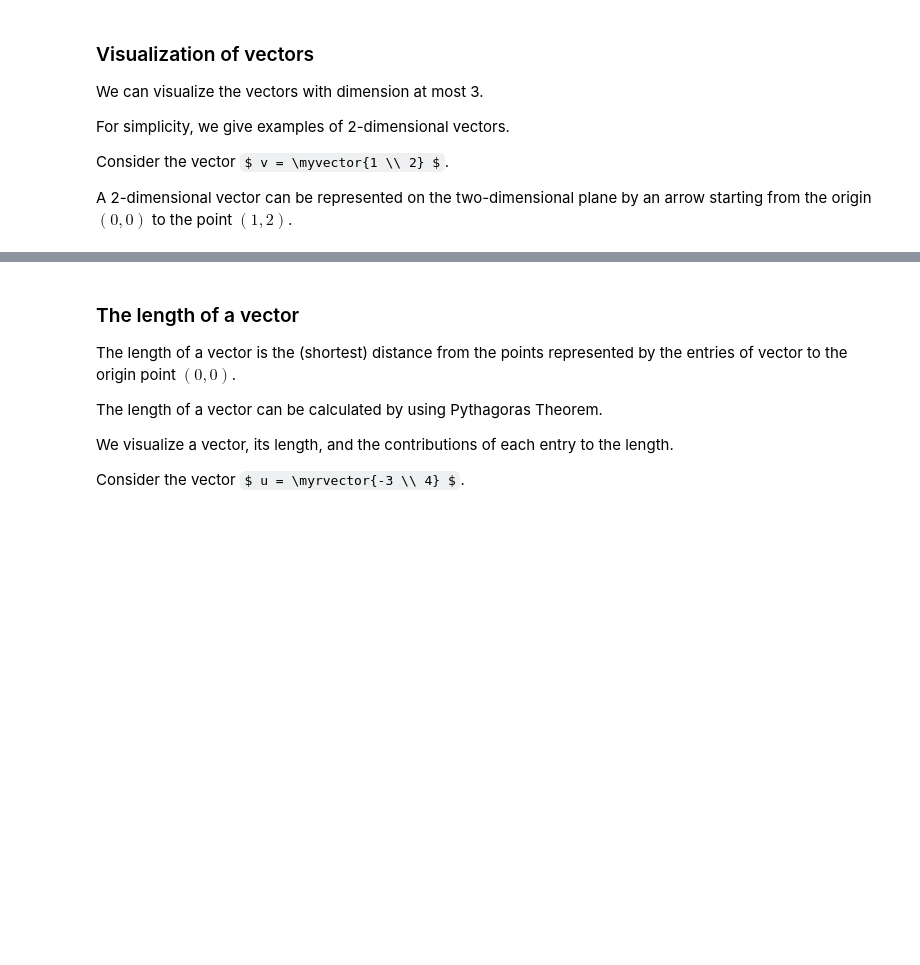
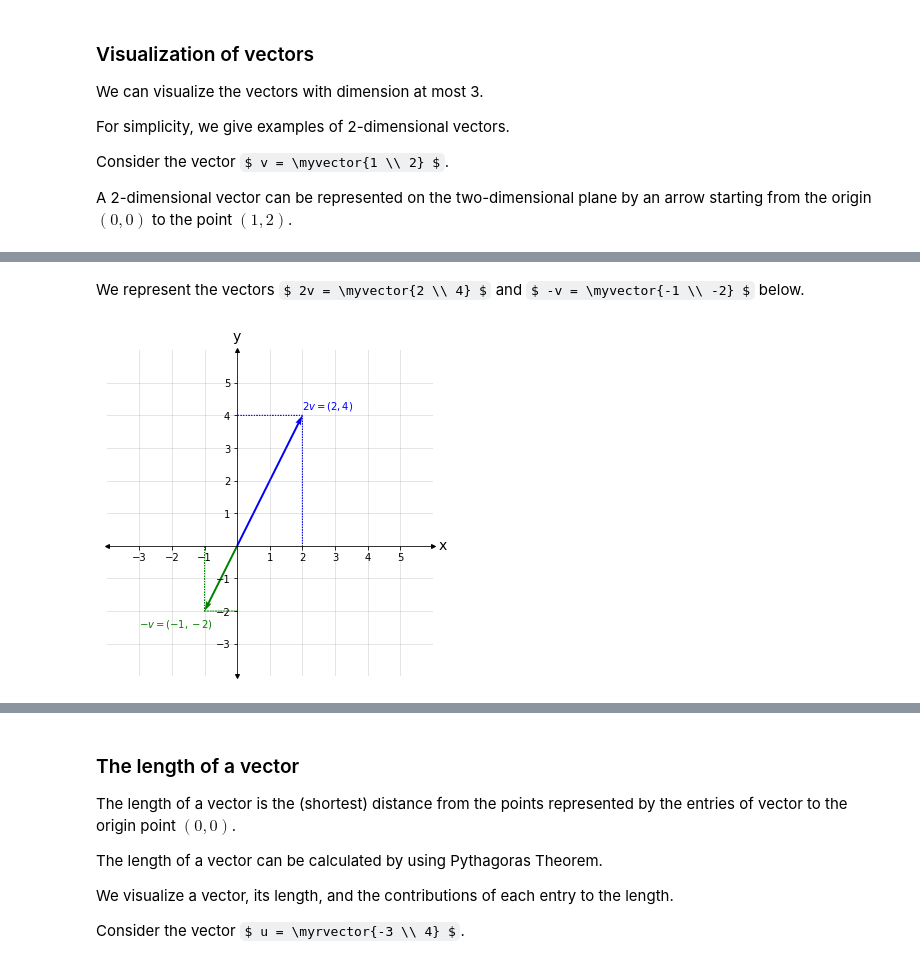
Before and after one commit to QRussia/bronze-qiskit-russian-edition, a Jupyter notebook: math/Math20_Vectors.ipynb, the cells around one changed output, grey strips where cells are left out. Drawn from its saved outputs; the diff is of its cells as text; code cells hidden in the pictures; some formulas as TeX source; blank space fills up the shorter version.

```diff
--- a/math/Math20_Vectors.ipynb
+++ b/math/Math20_Vectors.ipynb
@@ -161 +164,8 @@ A 2-dimensional vector can be represented on the two-dimensional plane by an arr
+# %% [markdown]
+We represent the vectors $ 2v = \myvector{2 \\ 4} $ and $ -v = \myvector{-1 \\ -2} $ below.
+# %%
+%run math.py
+visualize_vectors("example2")
+# %% [output]
+[figure, added]
 # %% [markdown]
```
Also changed, not shown: parts of 5 cells of this notebook, 13 other files.
